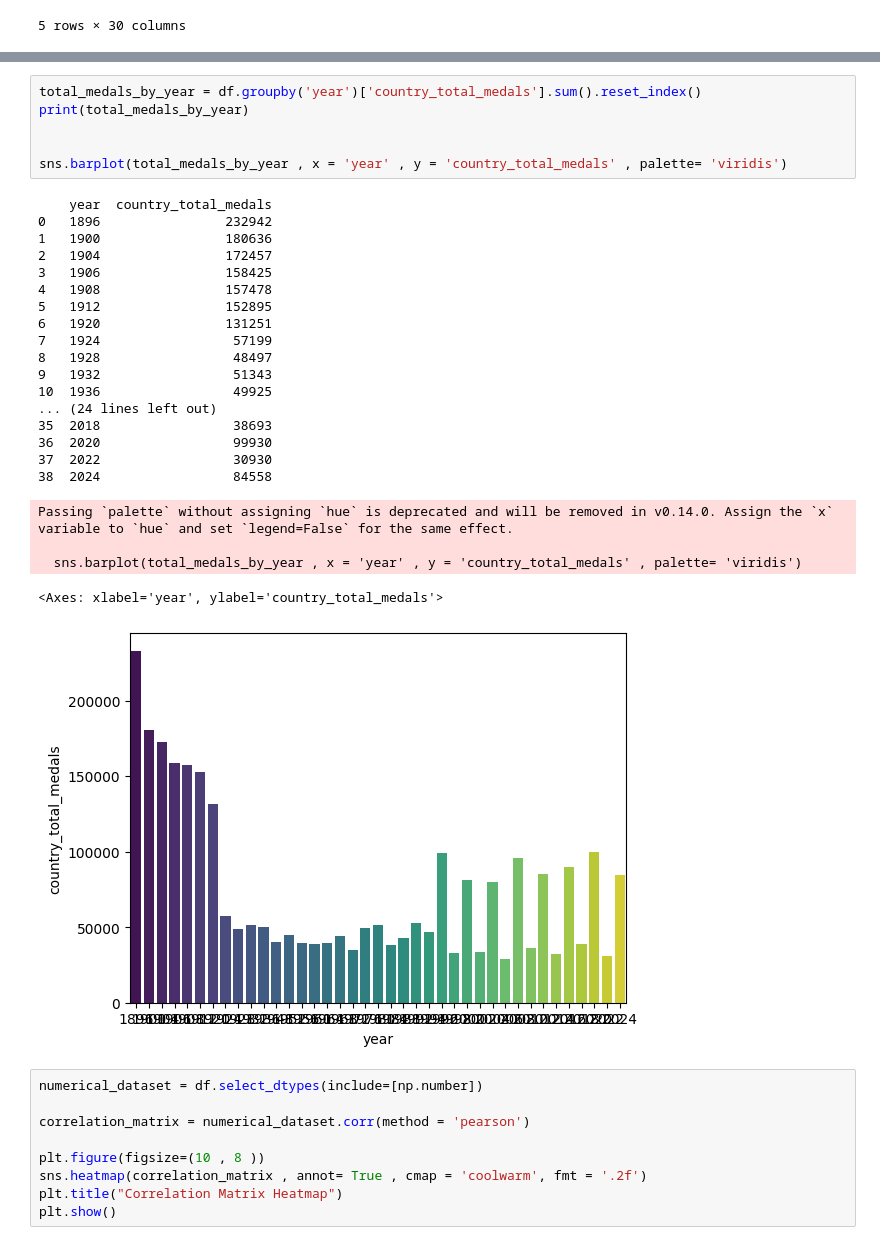
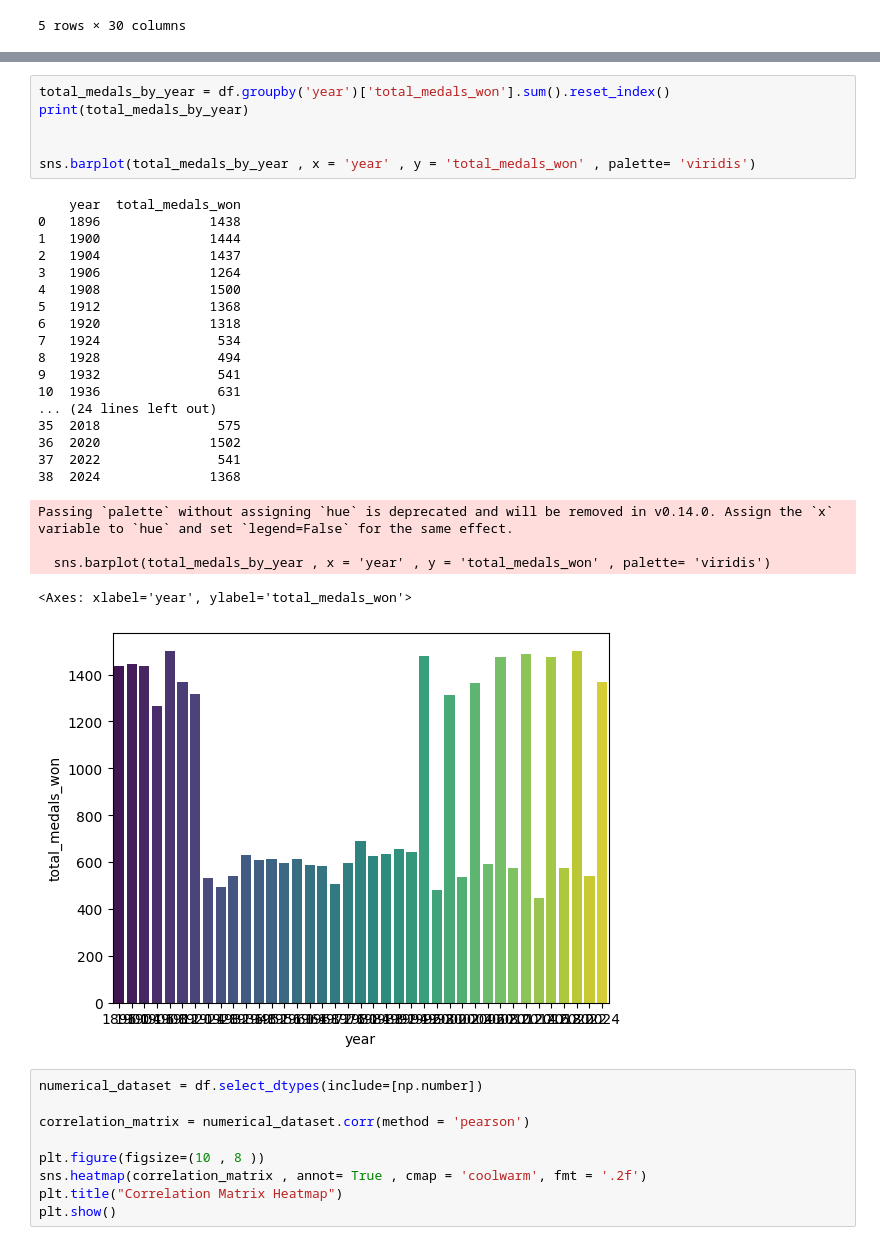
Before and after one commit to Yae-sine/AI_PLayground, a Jupyter notebook: ML/Olympics Athletes DataSet/notebooks/notebook.ipynb, the cells around one changed output, grey strips where cells are left out. Cells and saved outputs as stored; diff of their text form.

```diff
--- a/ML/Olympics Athletes DataSet/notebooks/notebook.ipynb
+++ b/ML/Olympics Athletes DataSet/notebooks/notebook.ipynb
@@ -116,32 +148,32 @@ Passing `palette` without assigning `hue` is deprecated and will be removed in v
 # %%
-total_medals_by_year = df.groupby('year')['country_total_medals'].sum().reset_index()
+total_medals_by_year = df.groupby('year')['total_medals_won'].sum().reset_index()
 print(total_medals_by_year)
 
 
-sns.barplot(total_medals_by_year , x = 'year' , y = 'country_total_medals' , palette= 'viridis')
+sns.barplot(total_medals_by_year , x = 'year' , y = 'total_medals_won' , palette= 'viridis')
 # %% [output]
-    year  country_total_medals
-0   1896                232942
-1   1900                180636
-2   1904                172457
-3   1906                158425
-4   1908                157478
-5   1912                152895
-6   1920                131251
-7   1924                 57199
-8   1928                 48497
-9   1932                 51343
-10  1936                 49925
+    year  total_medals_won
+0   1896              1438
+1   1900              1444
+2   1904              1437
+3   1906              1264
+4   1908              1500
+5   1912              1368
+6   1920              1318
+7   1924               534
+8   1928               494
+9   1932               541
+10  1936               631
 ... (24 lines left out)
-35  2018                 38693
-36  2020                 99930
-37  2022                 30930
-38  2024                 84558
+35  2018               575
+36  2020              1502
+37  2022               541
+38  2024              1368
 Passing `palette` without assigning `hue` is deprecated and will be removed in v0.14.0. Assign the `x` variable to `hue` and set `legend=False` for the same effect.
 
-  sns.barplot(total_medals_by_year , x = 'year' , y = 'country_total_medals' , palette= 'viridis')
+  sns.barplot(total_medals_by_year , x = 'year' , y = 'total_medals_won' , palette= 'viridis')
-<Axes: xlabel='year', ylabel='country_total_medals'>
+<Axes: xlabel='year', ylabel='total_medals_won'>
-[figure, old version]
+[figure, new version]
 # %%
 numerical_dataset = df.select_dtypes(include=[np.number])
 
```
Also changed, not shown: parts of 10 cells of this notebook.
